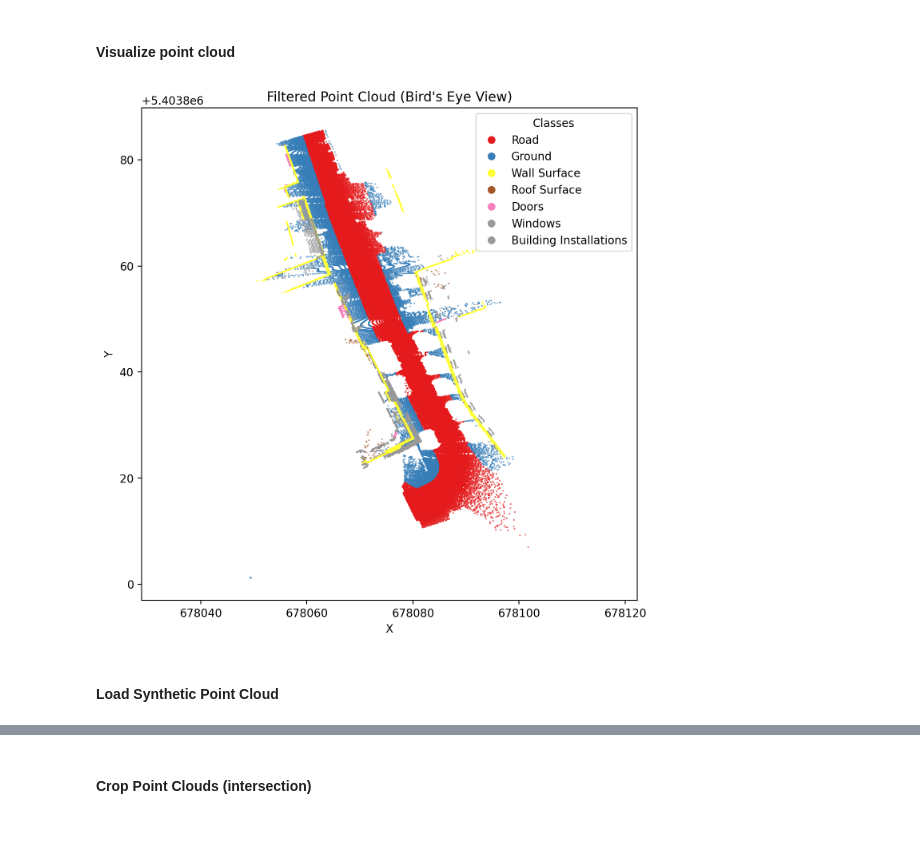
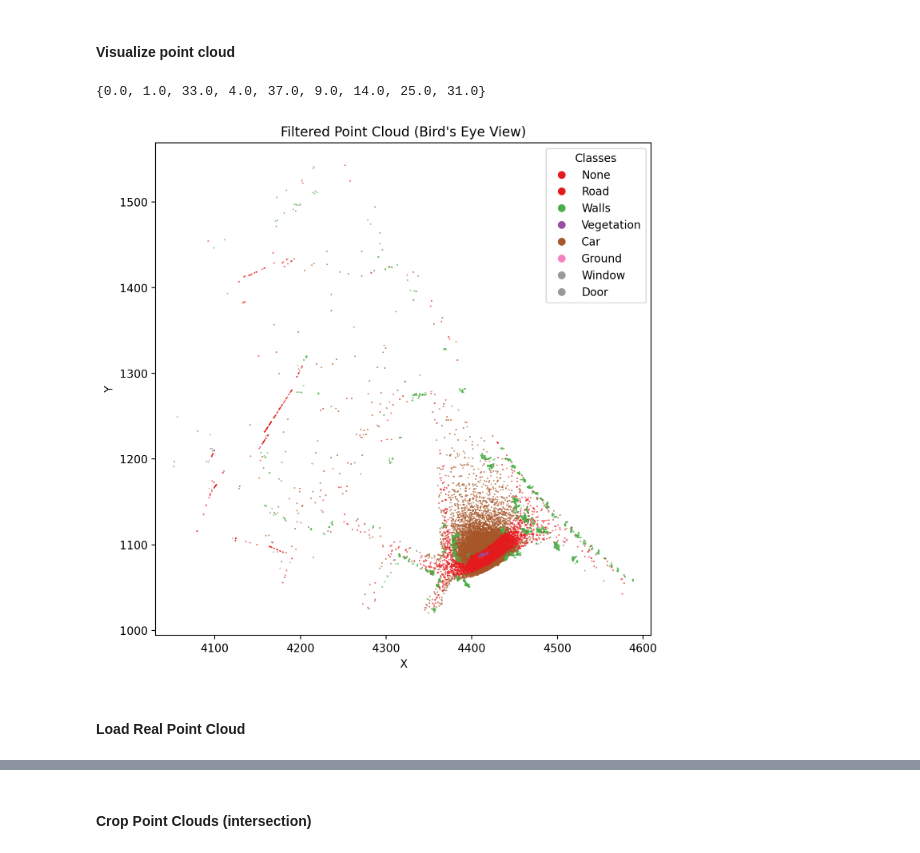
Before and after one commit to Madlab2/CloudMetrics, a Jupyter notebook: notebooks/compare_pointclouds.ipynb, the cells around one changed output, grey strips where cells are left out. Cells and saved outputs as stored; diff of their text form; code cells hidden in the pictures.

Commit message:
Import proper synthetic point cloud, wrote extra classes and plot this

```diff
--- a/notebooks/compare_pointclouds.ipynb
+++ b/notebooks/compare_pointclouds.ipynb
@@ -20,7 +19,7 @@ from tqdm import tqdm
 # %%
 # Load the real point cloud
-real_pc_path = '/home/Meins/Uni/TUM/SS23/Data Lab/Labelling/Label-Datasets/valid/validation_classified_merge.las'
-real_pc = laspy.read(real_pc_path)
+synth_pc_path = '/home/Meins/Uni/TUM/SS23/Data Lab/Data Sets/Synthetic/test_1.las'
+synth_pc = laspy.read(synth_pc_path)
 # %% [markdown]
 LasData
 ├─ header (LasHeader)
@@ -77,11 +76,27 @@ relevant_points_real = real_points[relevant_indices]
 #real_xyz = relevant_points_real[['x', 'y', 'z']]
 # %% [markdown]
 #### Visualize point cloud
-# %%
-helper.plot_bev(relevant_points_real)
-# %% [output]
-[figure, removed]
+# %%
+class_descriptions_synth = {
+    0: 'None',
+    1: 'Road',
+    4: 'Walls',
+    9: 'Vegetation',
+    14: 'Car',
+    25: 'Ground',
+    31: 'Window',
+    33: 'Door',
+    37: 'Roof',
+}
+# %%
+synth_points = synth_pc.points
+classes = synth_points.semantic_tags
+print(set(classes))
+helper.plot_bev_synth(synth_points, class_descriptions_synth)
+# %% [output]
+{0.0, 1.0, 33.0, 4.0, 37.0, 9.0, 14.0, 25.0, 31.0}
+[figure, added]
 # %% [markdown]
-#### Load Synthetic Point Cloud
+#### Load Real Point Cloud
 # %%
 # Load the real point cloud using helper function
```
Also changed, not shown: parts of 10 cells of this notebook, 1 other file.
